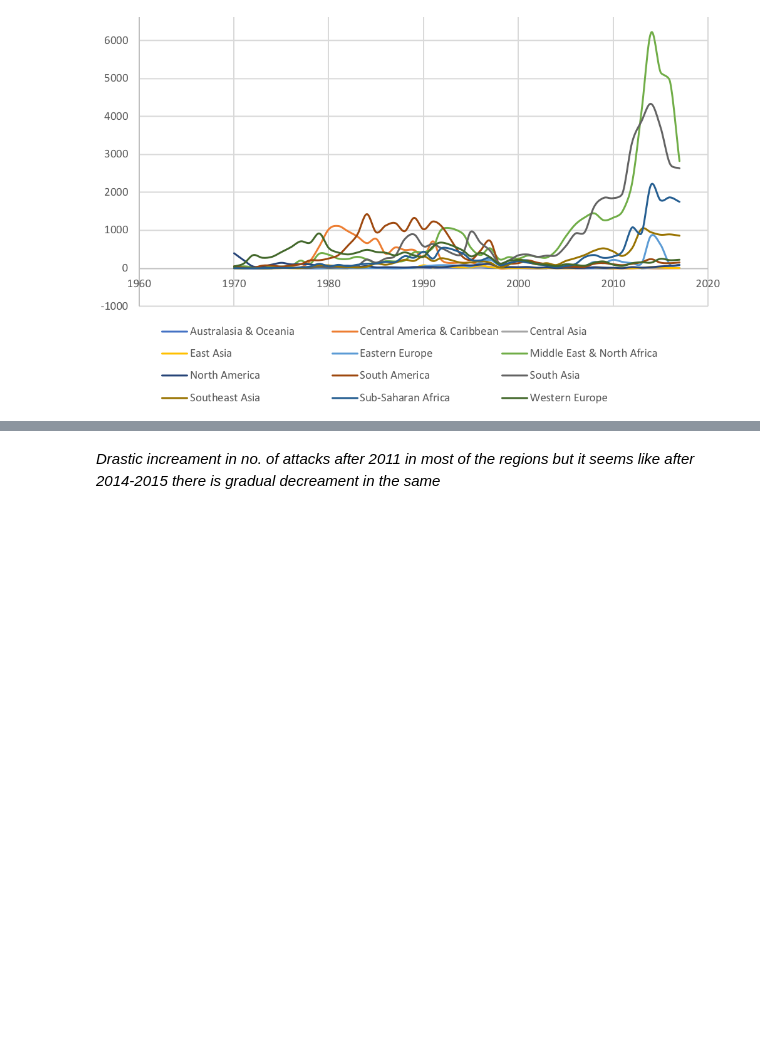
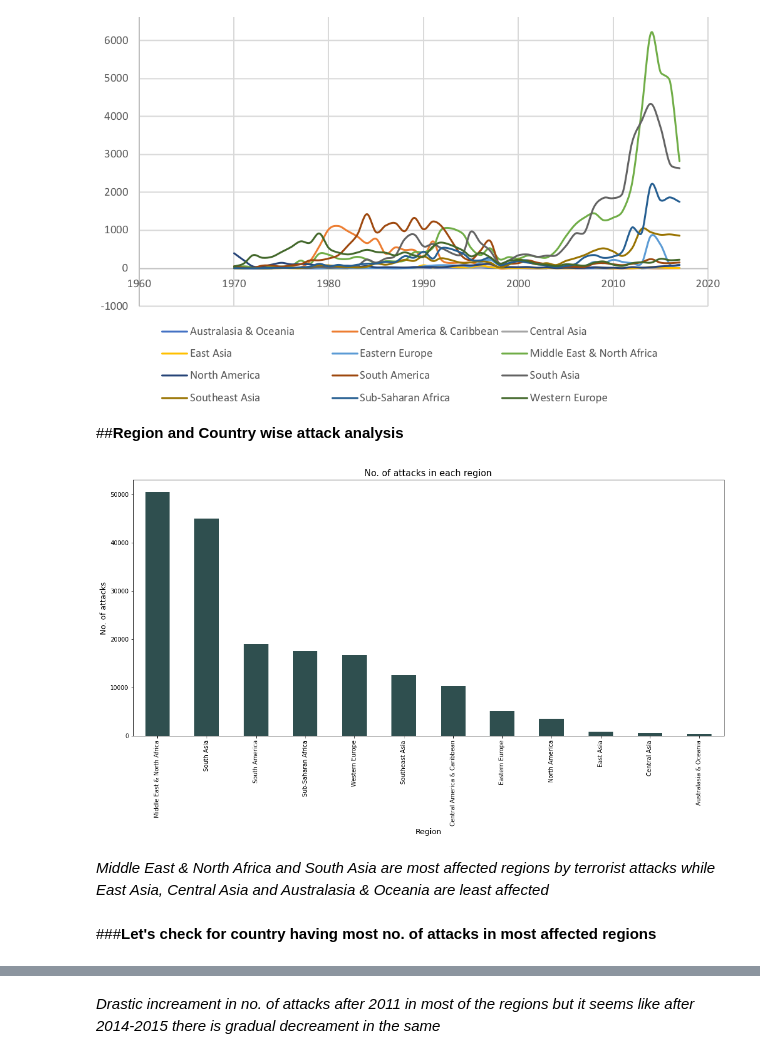
Before and after one commit to kiran9615/EDA-Global-Terrorism, a Jupyter notebook: EDA_on_Global_Terrorism.ipynb, the cells around one changed output, grey strips where cells are left out. Cells and saved outputs as stored; diff of their text form; code cells hidden in the pictures; blank space fills up the shorter version.

Commit message:
Region and country wise attack analysis

```diff
--- a/EDA_on_Global_Terrorism.ipynb
+++ b/EDA_on_Global_Terrorism.ipynb
@@ -468,3 +468,21 @@ Image(r"/content/drive/MyDrive/Datascience/project-Images/Terrorist incidents wo
 Image('/content/drive/MyDrive/Datascience/project-Images/Trend of attack across different regions.png')
 # %% [output]
 [figure]
+# %% [markdown]
+##**Region and Country wise attack analysis**
+# %%
+#------------------------------------Block-28-------------------------------------
+
+#visualising no. of attacks region wise over years
+plt.rcParams['figure.figsize']=(18,8)
+updated_global_terrorism_df['Region'].value_counts().plot.bar(color='darkslategray')   #bar plot showing no. of attacks in each region
+plt.title('No. of attacks in each region',fontsize=15)
+plt.xlabel('Region',fontsize=13)
+plt.ylabel('No. of attacks',fontsize=13)
+plt.show()
+# %% [output]
+[figure, added]
+# %% [markdown]
+*Middle East & North Africa and South Asia are most affected regions by terrorist attacks while East Asia, Central Asia and Australasia & Oceania are least affected*
+# %% [markdown]
+###**Let's check for country having most no. of attacks in most affected regions**
```
Also changed, not shown: parts of 14 cells of this notebook.
